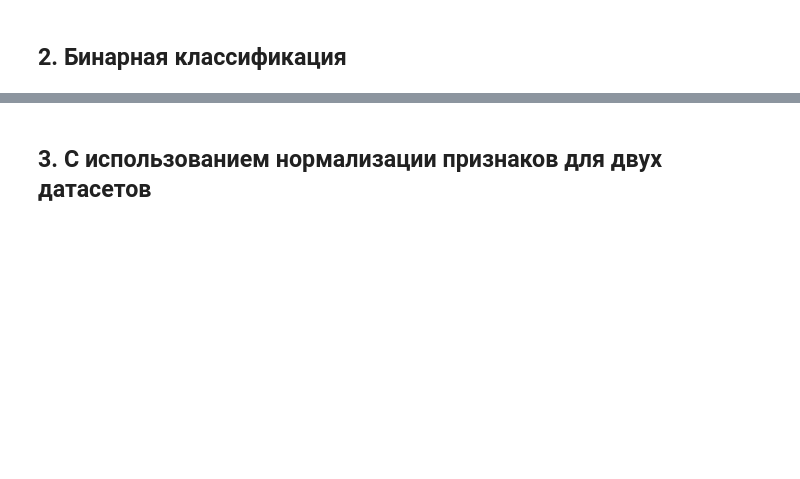
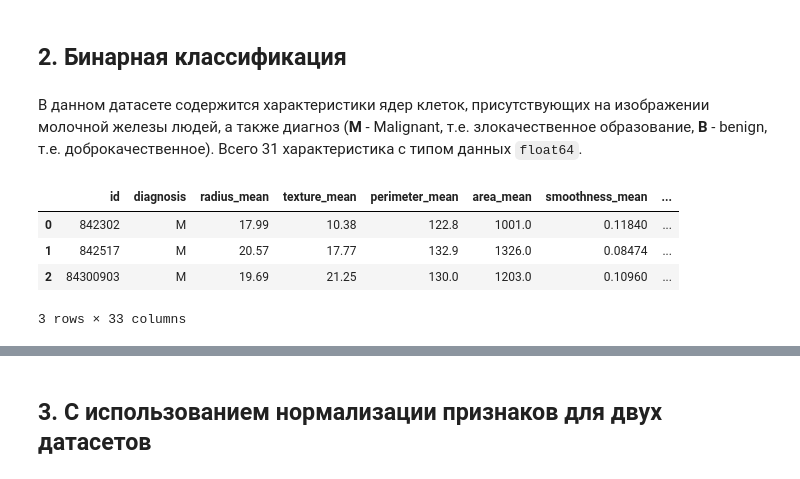
Before and after one commit to Liptee/DS-Labs, a Jupyter notebook: LAB3.ipynb, the cells around one changed output, grey strips where cells are left out. Saved outputs shown, nothing was run; the diff lists cells and outputs as text; code cells hidden in the pictures; blank space fills up the shorter version.

```diff
--- a/LAB3.ipynb
+++ b/LAB3.ipynb
@@ -112,2 +249,14 @@ accuracy_score(Ytest, predictions)
 # %% [markdown]
 ## 2. Бинарная классификация
+# %%
+cancer_df = pd.read_csv('data/cancer.csv')
+# %% [markdown]
+В данном датасете содержится характеристики ядер клеток, присутствующих на изображении молочной железы людей, а также диагноз (**М** - Malignant, т.е. злокачественное образование, **В** - benign, т.е. доброкачественное). Всего 31 характеристика с типом данных `float64`.
+# %%
+cancer_df.head(3)
+# %% [output]
+|  | id | diagnosis | radius_mean | texture_mean | perimeter_mean | area_mean | smoothness_mean | ... |
+| 0 | 842302 | M | 17.99 | 10.38 | 122.8 | 1001.0 | 0.11840 | ... |
+| 1 | 842517 | M | 20.57 | 17.77 | 132.9 | 1326.0 | 0.08474 | ... |
+| 2 | 84300903 | M | 19.69 | 21.25 | 130.0 | 1203.0 | 0.10960 | ... |
+3 rows × 33 columns
```
Also changed, not shown: parts of 35 cells of this notebook, 2 other files.
